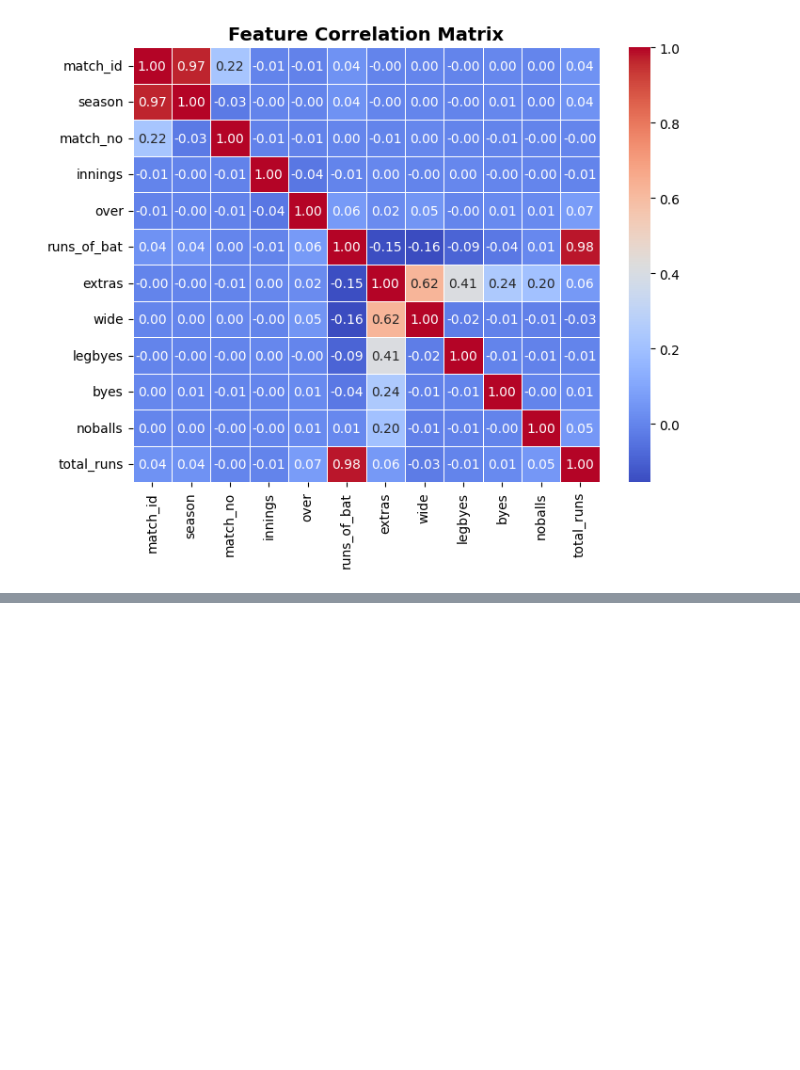
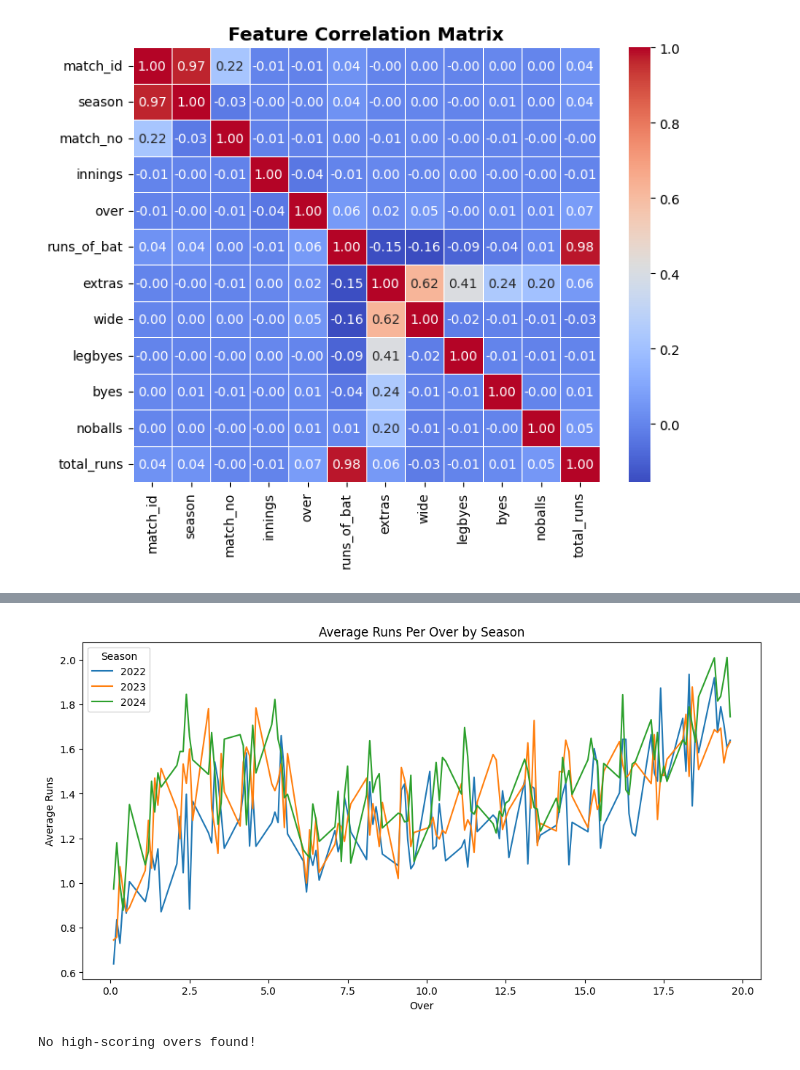
Before and after one commit to Akshayavaddarapu/Cricket_Ball_by_Ball_Analysis, a Jupyter notebook: notebooks/data_analysis.ipynb, the cells around one changed output, grey strips where cells are left out. Cells and saved outputs as stored; diff of their text form; code cells hidden in the pictures; blank space fills up the shorter version.

```diff
--- a/notebooks/data_analysis.ipynb
+++ b/notebooks/data_analysis.ipynb
@@ -293,0 +292,48 @@ print(df.columns)
+# %%
+#2️.Trend Analysis
+#Trends help us understand changes over time.
+# Trend 1: Average Runs Per Over in Different Seasons
+df["season"] = pd.to_datetime(df["date"]).dt.year  # Convert date column to season
+
+# Group by season and over to find average runs per over
+runs_per_over = df.groupby(["season", "over"])["runs_of_bat"].mean().unstack()
+
+# Plot
+plt.figure(figsize=(12, 6))
+for year in runs_per_over.index:
+    plt.plot(runs_per_over.columns, runs_per_over.loc[year], label=year)
+
+plt.title("Average Runs Per Over by Season")
+plt.xlabel("Over")
+plt.ylabel("Average Runs")
+plt.legend(title="Season")
+plt.savefig("Average_runs_per_over_by_season.png", bbox_inches="tight", dpi=300)
+plt.show()
+# %% [output]
+[figure, added]
+# %%
+#3️.Outlier Detection
+#Outliers help us identify unexpected behaviors.
+#Outlier 1: Identifying High-Scoring Overs
+import seaborn as sns
+import matplotlib.pyplot as plt
+
+# Find overs where more than 20 runs were scored
+high_scoring_overs = df.groupby(["match_id", "over"])["runs_of_bat"].sum()
+high_scoring_overs = high_scoring_overs[high_scoring_overs > 20]  # More than 20 runs in an over
+
+# Check if the data is empty
+if high_scoring_overs.empty:
+    print("No high-scoring overs found!")
+else:
+    print(high_scoring_overs.describe())  # Check summary statistics
+
+    # Plot distribution
+    plt.figure(figsize=(8, 4))
+    sns.boxplot(x=high_scoring_overs)
+    plt.title("Distribution of High-Scoring Overs")
+    plt.xlabel("Total Runs in an Over")
+    plt.savefig("high_scoring_overs.png", bbox_inches="tight", dpi=300)  # Save image
+    plt.show()
+# %% [output]
+No high-scoring overs found!
```
Also changed, not shown: parts of 4 cells of this notebook.
